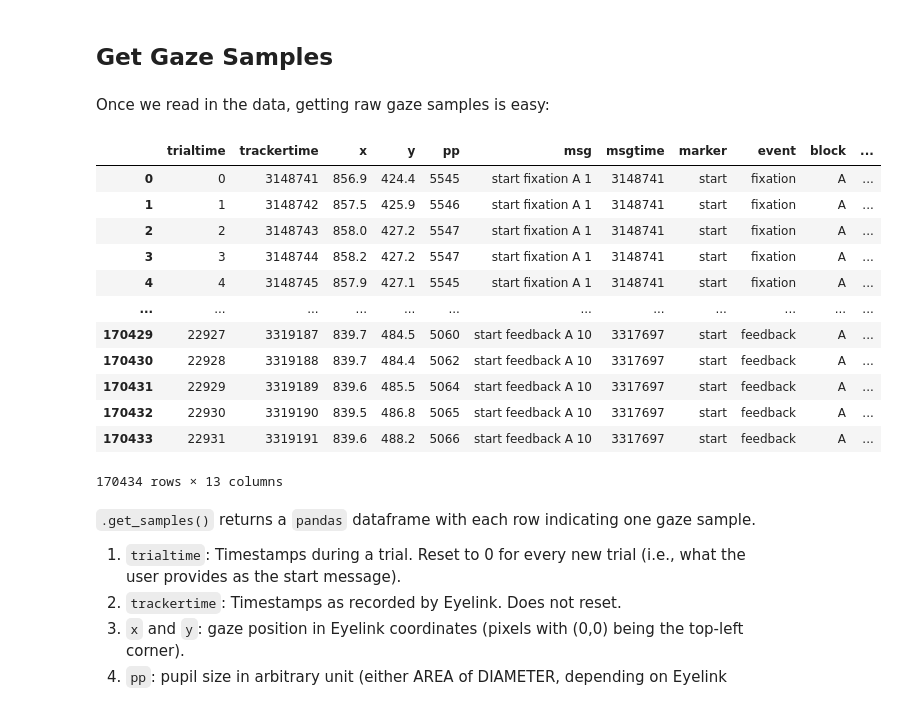
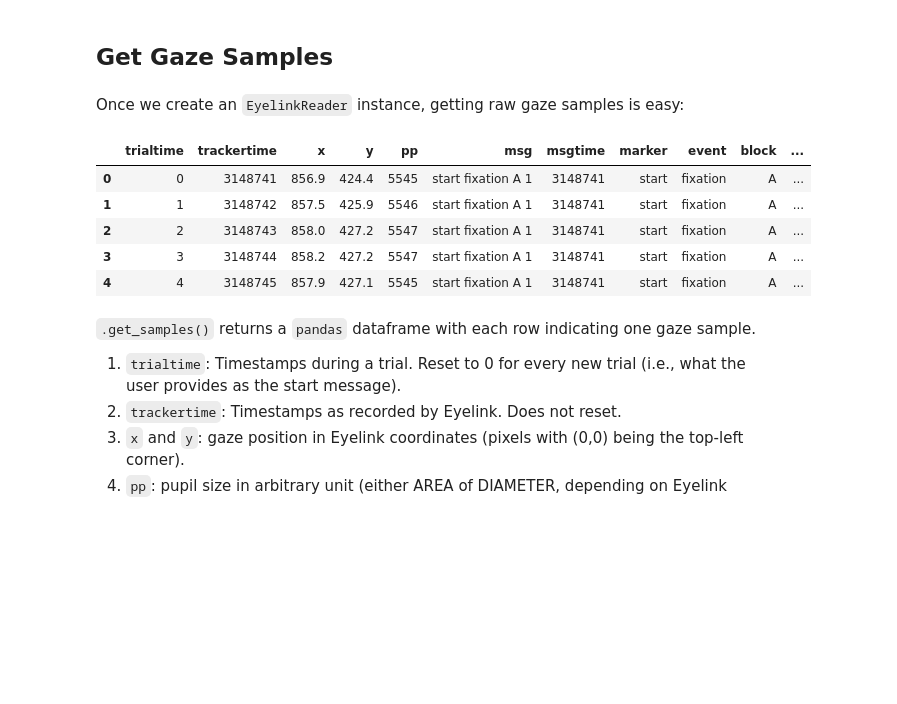
Before and after one commit to HanZhang-psych/pupeyes, a Jupyter notebook: docs/read_data.ipynb, the cells around one changed output. Cells and saved outputs as stored; diff of their text form; code cells hidden in the pictures; blank space fills up the shorter version.

```diff
--- a/docs/read_data.ipynb
+++ b/docs/read_data.ipynb
@@ -119,24 +122,17 @@ raw = pe.EyelinkReader(path=path,
 # %% [markdown]
 ## Get Gaze Samples
 # %% [markdown]
-Once we read in the data, getting raw gaze samples is easy:
+Once we create an `EyelinkReader` instance, getting raw gaze samples is easy:
 # %%
 samples = raw.get_samples()
-samples
+samples.head(5) # showing the first 5 rows
 # %% [output]
 |  | trialtime | trackertime | x | y | pp | msg | msgtime | marker | event | block | ... |
 | 0 | 0 | 3148741 | 856.9 | 424.4 | 5545 | start fixation A 1 | 3148741 | start | fixation | A | ... |
 | 1 | 1 | 3148742 | 857.5 | 425.9 | 5546 | start fixation A 1 | 3148741 | start | fixation | A | ... |
 | 2 | 2 | 3148743 | 858.0 | 427.2 | 5547 | start fixation A 1 | 3148741 | start | fixation | A | ... |
 | 3 | 3 | 3148744 | 858.2 | 427.2 | 5547 | start fixation A 1 | 3148741 | start | fixation | A | ... |
 | 4 | 4 | 3148745 | 857.9 | 427.1 | 5545 | start fixation A 1 | 3148741 | start | fixation | A | ... |
-| ... | ... | ... | ... | ... | ... | ... | ... | ... | ... | ... | ... |
-| 170429 | 22927 | 3319187 | 839.7 | 484.5 | 5060 | start feedback A 10 | 3317697 | start | feedback | A | ... |
-| 170430 | 22928 | 3319188 | 839.7 | 484.4 | 5062 | start feedback A 10 | 3317697 | start | feedback | A | ... |
-| 170431 | 22929 | 3319189 | 839.6 | 485.5 | 5064 | start feedback A 10 | 3317697 | start | feedback | A | ... |
-| 170432 | 22930 | 3319190 | 839.5 | 486.8 | 5065 | start feedback A 10 | 3317697 | start | feedback | A | ... |
-| 170433 | 22931 | 3319191 | 839.6 | 488.2 | 5066 | start feedback A 10 | 3317697 | start | feedback | A | ... |
-170434 rows × 13 columns
 # %% [markdown]
 `.get_samples()` returns a `pandas` dataframe with each row indicating one gaze sample.
 
```
Also changed, not shown: parts of 12 cells of this notebook, 10 other files.
